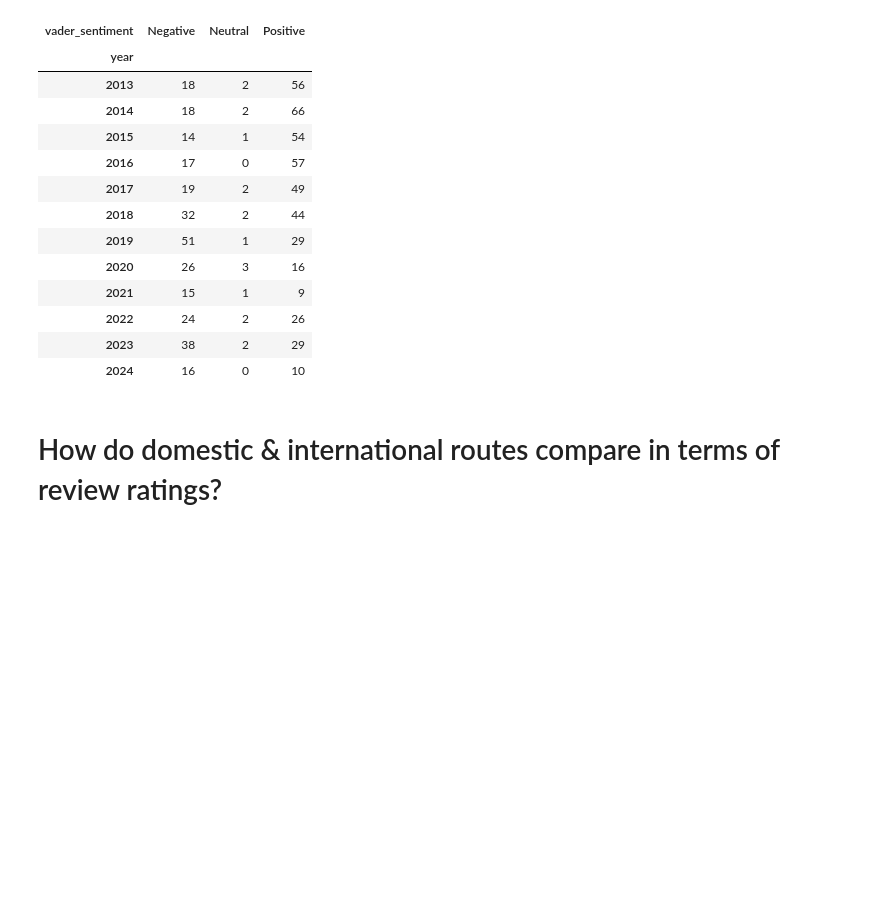
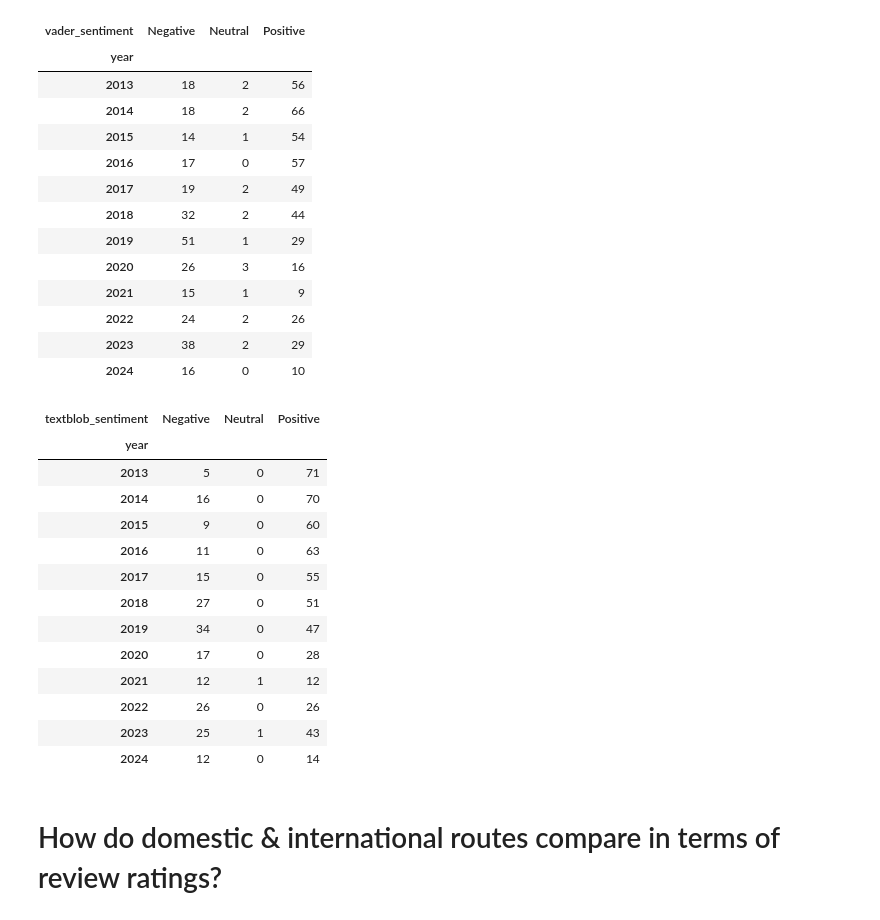
Before and after one commit to ainna-sabado/air-new-zealand-customer-feedback-analysis, a Jupyter notebook: notebook/eda-customer-feedback.ipynb, the cells around one changed output. Cells and saved outputs as stored; diff of their text form; code cells hidden in the pictures; blank space fills up the shorter version.

```diff
--- a/notebook/eda-customer-feedback.ipynb
+++ b/notebook/eda-customer-feedback.ipynb
@@ -568,6 +568,24 @@ sentiment_by_year
 | 2022 | 24 | 2 | 26 |
 | 2023 | 38 | 2 | 29 |
 | 2024 | 16 | 0 | 10 |
+# %%
+sentiment_by_year = reviews_df.groupby(['year', 'textblob_sentiment']).size().unstack(fill_value=0)
+sentiment_by_year
+# %% [output]
+| textblob_sentiment | Negative | Neutral | Positive |
+| year |  |  |  |
+| 2013 | 5 | 0 | 71 |
+| 2014 | 16 | 0 | 70 |
+| 2015 | 9 | 0 | 60 |
+| 2016 | 11 | 0 | 63 |
+| 2017 | 15 | 0 | 55 |
+| 2018 | 27 | 0 | 51 |
+| 2019 | 34 | 0 | 47 |
+| 2020 | 17 | 0 | 28 |
+| 2021 | 12 | 1 | 12 |
+| 2022 | 26 | 0 | 26 |
+| 2023 | 25 | 1 | 43 |
+| 2024 | 12 | 0 | 14 |
 # %%
 reviews_df.to_csv("../dataset/reviews_with_sentiments.csv", index=False)
 # %% [markdown]
```
Also changed, not shown: parts of 2 cells of this notebook, 6 other files.
